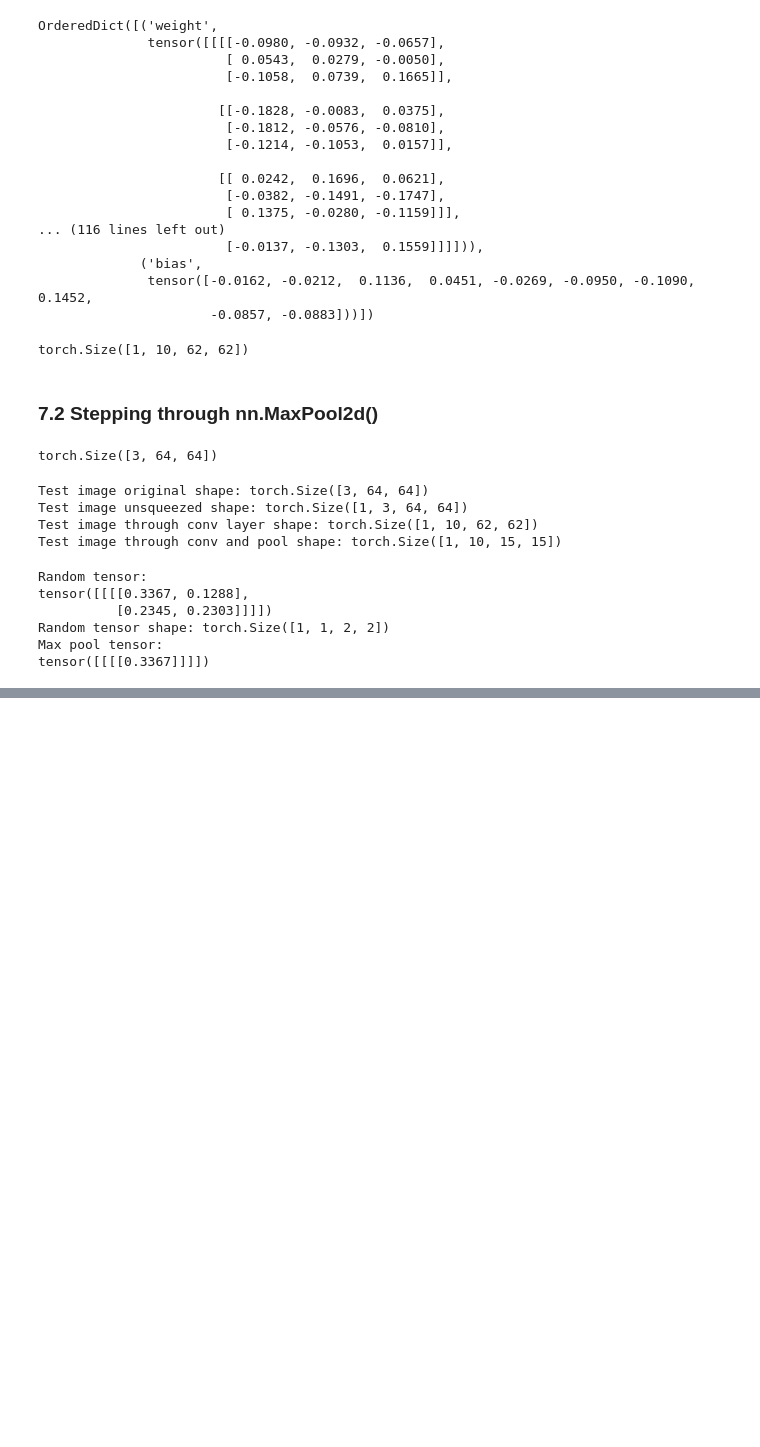
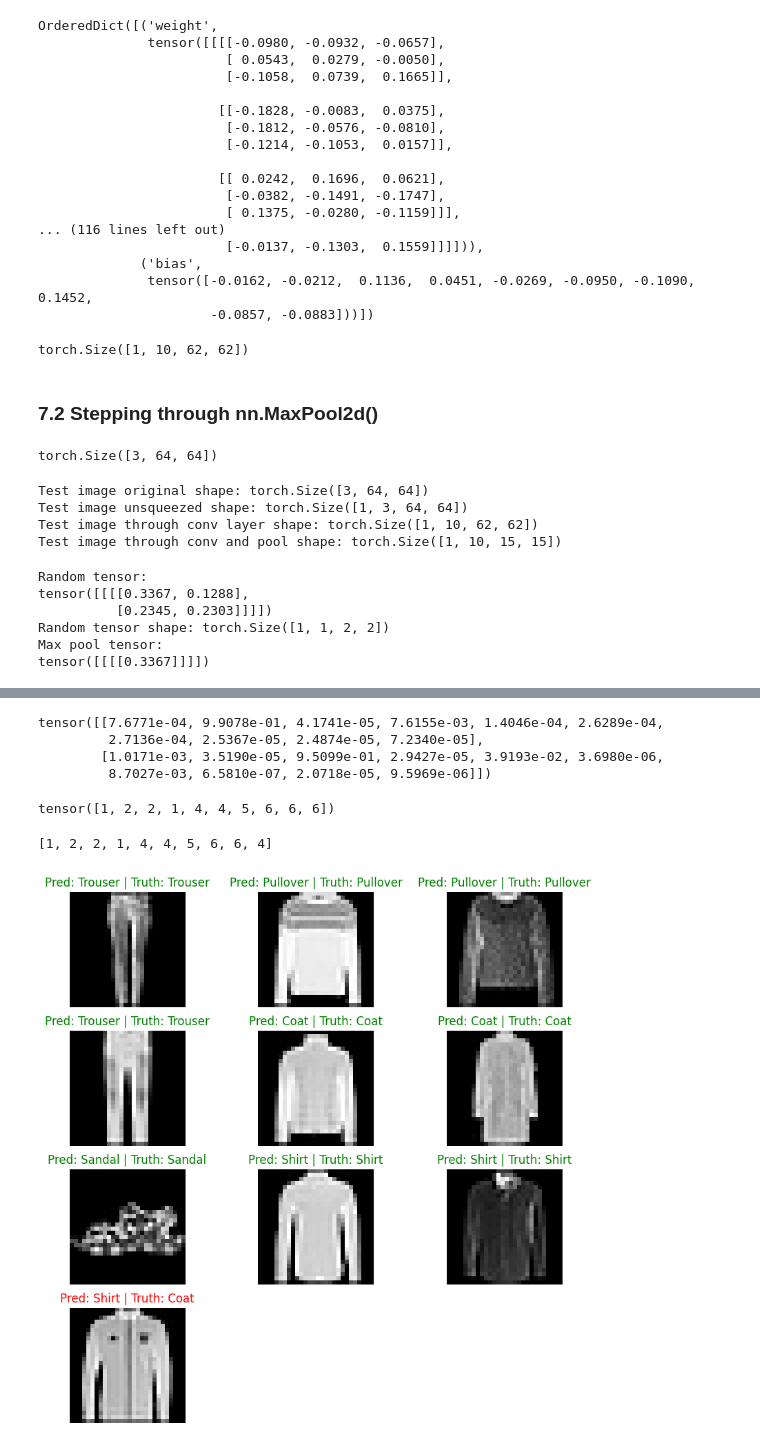
Before and after one commit to prashantiyaramareddy/MyPython-Stuff, a Jupyter notebook: Pytorch/Pytorch_ComputerVision.ipynb, the cells around one changed output, grey strips where cells are left out. Drawn from its saved outputs; the diff is of its cells as text; code cells hidden in the pictures; blank space fills up the shorter version.

```diff
--- a/Pytorch/Pytorch_ComputerVision.ipynb
+++ b/Pytorch/Pytorch_ComputerVision.ipynb
@@ -970,0 +1123,50 @@ tensor([[[[0.3367]]]])
+# %%
+# Make predictions
+pred_probs = make_predictions(model=model_2,
+                              data=test_samples)
+pred_probs[:2]
+# %% [output]
+tensor([[7.6771e-04, 9.9078e-01, 4.1741e-05, 7.6155e-03, 1.4046e-04, 2.6289e-04,
+         2.7136e-04, 2.5367e-05, 2.4874e-05, 7.2340e-05],
+        [1.0171e-03, 3.5190e-05, 9.5099e-01, 2.9427e-05, 3.9193e-02, 3.6980e-06,
+         8.7027e-03, 6.5810e-07, 2.0718e-05, 9.5969e-06]])
+# %%
+# Convert pred probs to labels
+pred_classes = pred_probs.argmax(dim=1)
+pred_classes
+# %% [output]
+tensor([1, 2, 2, 1, 4, 4, 5, 6, 6, 6])
+# %%
+test_labels
+# %% [output]
+[1, 2, 2, 1, 4, 4, 5, 6, 6, 4]
+# %%
+# Plot predictions
+plt.figure(figsize=(10, 10))
+nrows = 4
+
+ncols = 3
+for i, sample in enumerate(test_samples):
+  plt.subplot(nrows, ncols, i+1)
+
+  # Plot the target image
+  plt.imshow(sample.squeeze(), cmap='gray')
+
+  # Find the prediction label in text form, e.g. sandal
+  pred_label = class_names[pred_classes[i]]
+
+  # Get the truth label
+  truth_label = class_names[test_labels[i]]
+
+  # Create a title for the plot and color it green if the prediction is correct, red otherwise
+  title_text = f"Pred: {pred_label} | Truth: {truth_label}"
+
+  # Check if the prediction is correct
+  if pred_label == truth_label:
+    title_text = f"Pred: {pred_label} | Truth: {truth_label}"
+    plt.title(title_text, color='green')
+  else:
+    plt.title(title_text, color="red")
+  plt.axis('off')
+# %% [output]
+[figure, added]
```
Also changed, not shown: parts of 25 cells of this notebook.
